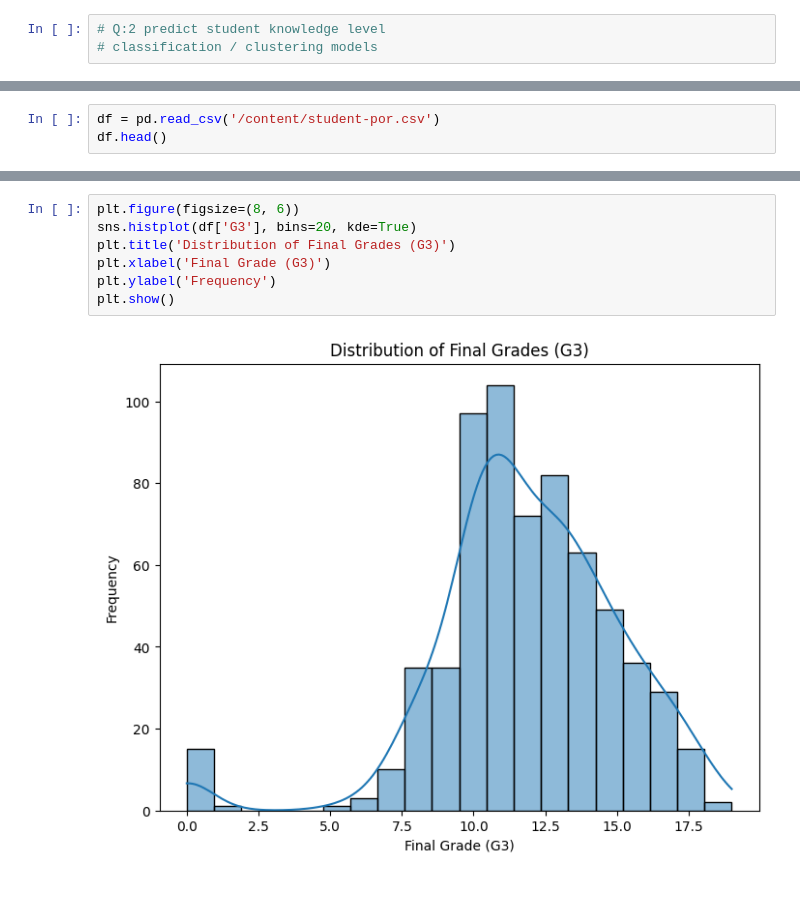
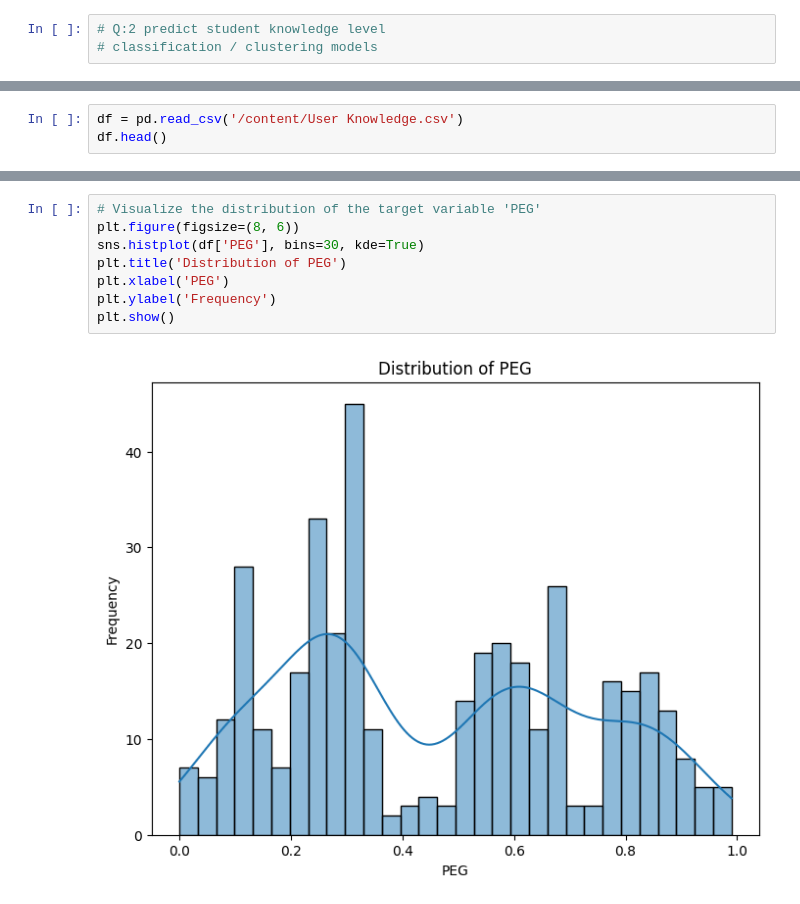
Before and after one commit to Darshini-A/Data-Science-2, a Jupyter notebook: Prac_2_DSII_.ipynb, the cells around one changed output, grey strips where cells are left out. Saved outputs shown, nothing was run; the diff lists cells and outputs as text.

```diff
--- a/Prac_2_DSII_.ipynb
+++ b/Prac_2_DSII_.ipynb
@@ -14,4 +17,4 @@ import seaborn as sns
 # %%
-df = pd.read_csv('/content/student-por.csv')
+df = pd.read_csv('/content/User Knowledge.csv')
 df.head()
 # %% [output]
@@ -135,9 +46,10 @@ Name: G3, Length: 649, dtype: int64
 # %%
+# Visualize the distribution of the target variable 'PEG'
 plt.figure(figsize=(8, 6))
-sns.histplot(df['G3'], bins=20, kde=True)
-plt.title('Distribution of Final Grades (G3)')
-plt.xlabel('Final Grade (G3)')
+sns.histplot(df['PEG'], bins=30, kde=True)
+plt.title('Distribution of PEG')
+plt.xlabel('PEG')
 plt.ylabel('Frequency')
 plt.show()
 # %% [output]
-[figure, old version]
+[figure, new version]
```
Also changed, not shown: parts of 28 cells of this notebook.
